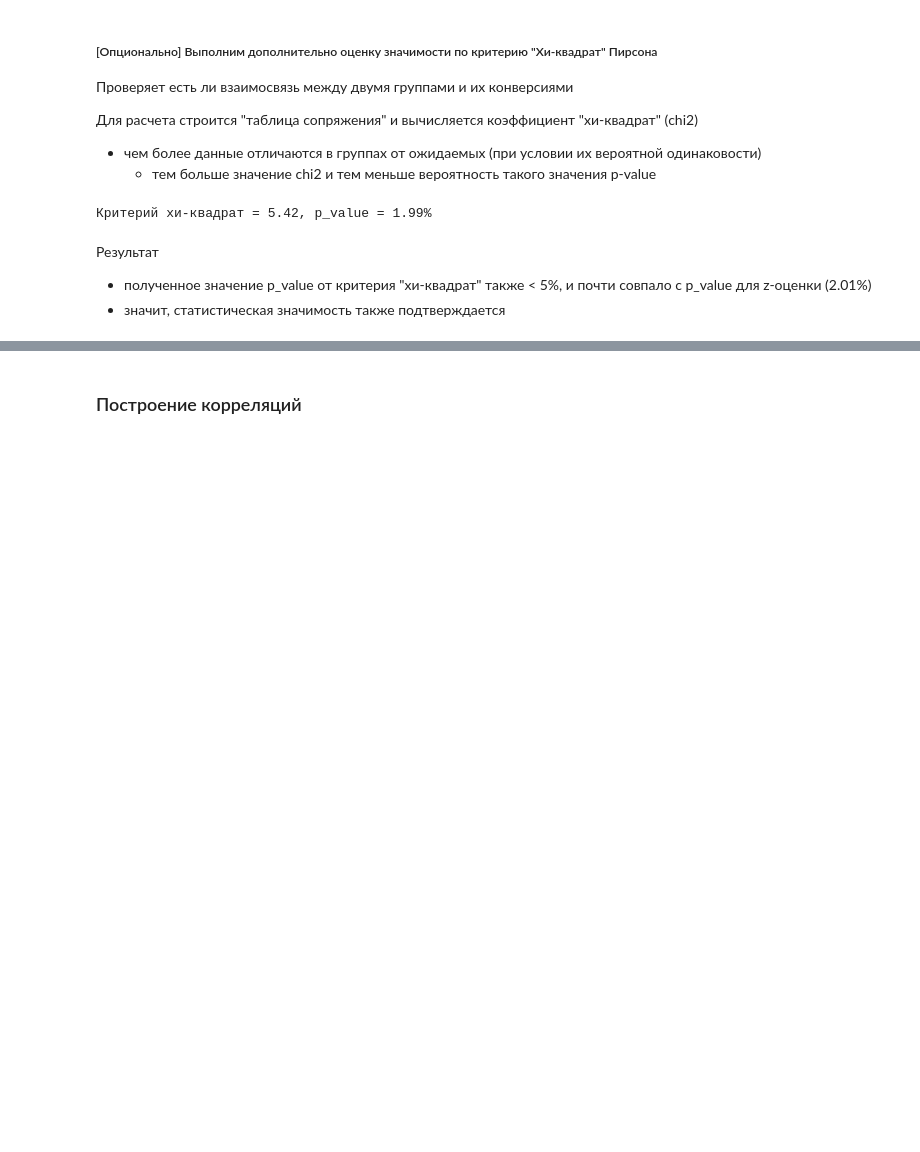
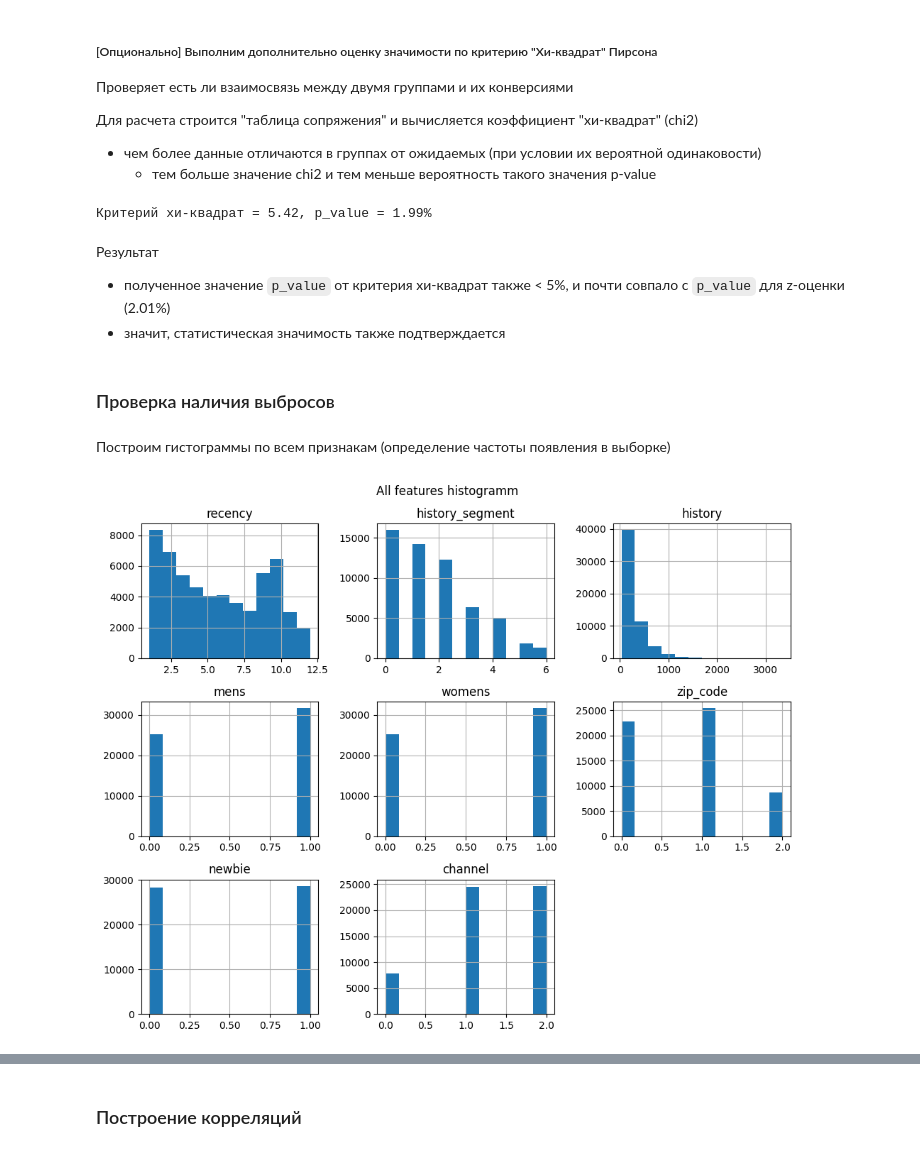
Before and after one commit to khromenko/mle-uplift-final-project-2025, a Jupyter notebook: final_project.ipynb, the cells around one changed output, grey strips where cells are left out. Saved outputs shown, nothing was run; the diff lists cells and outputs as text; code cells hidden in the pictures; blank space fills up the shorter version.

```diff
--- a/final_project.ipynb
+++ b/final_project.ipynb
@@ -299,5 +319,9 @@ print(f'Критерий хи-квадрат = {chi2:.2f}, p_value = {100*p_valu
 Критерий хи-квадрат = 5.42, p_value = 1.99%
 # %% [markdown]
 Результат
-- полученное значение p_value от критерия "хи-квадрат" также < 5%, и почти совпало с p_value для z-оценки (2.01%)
+- полученное значение `p_value` от критерия хи-квадрат также < 5%, и почти совпало с `p_value` для z-оценки (2.01%)
 - значит, статистическая значимость также подтверждается
+# %% [markdown]
+### Проверка наличия выбросов
+# %% [markdown]
+Построим гистограммы по всем признакам (определение частоты появления в выборке)
@@ -303,0 +332,15 @@ print(f'Критерий хи-квадрат = {chi2:.2f}, p_value = {100*p_valu
+# %%
+import matplotlib.pyplot as plt
+import seaborn as sns
+
+features_all = ['recency', 'history_segment', 'history', 'mens', 'womens', 'zip_code', 'newbie', 'channel']
+treatment = ['treatment']
+target = ['target']
+
+ax = plt.subplot(1,1,1)
+data[features_all].hist(bins=12, ax=ax)
+ax.figure.set_size_inches((10,8))
+ax.figure.suptitle('All features histogramm')
+ax.figure.tight_layout()
+# %% [output]
+[figure, added]
```
Also changed, not shown: parts of 27 cells of this notebook, 4 other files.
